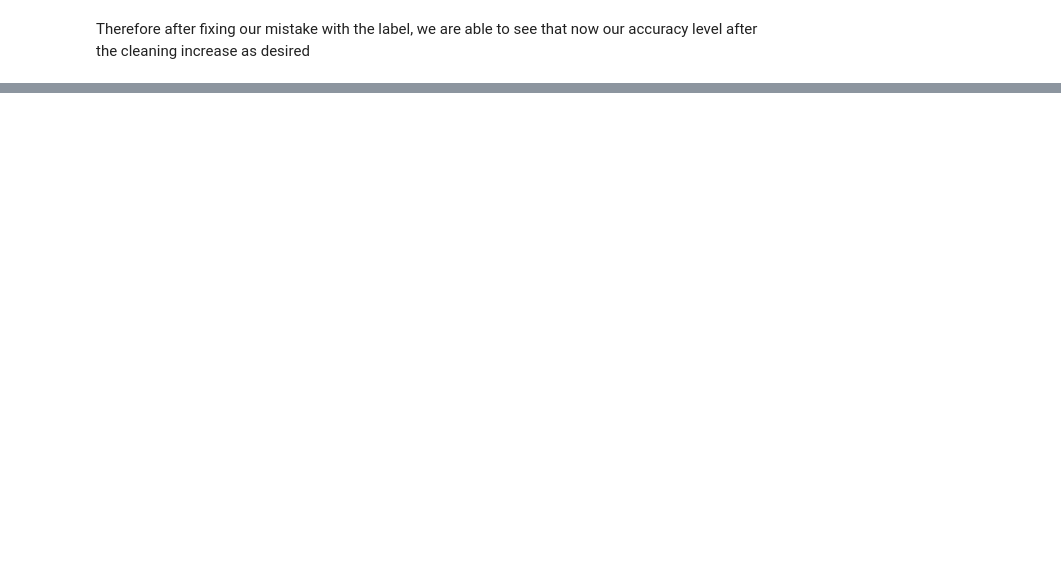
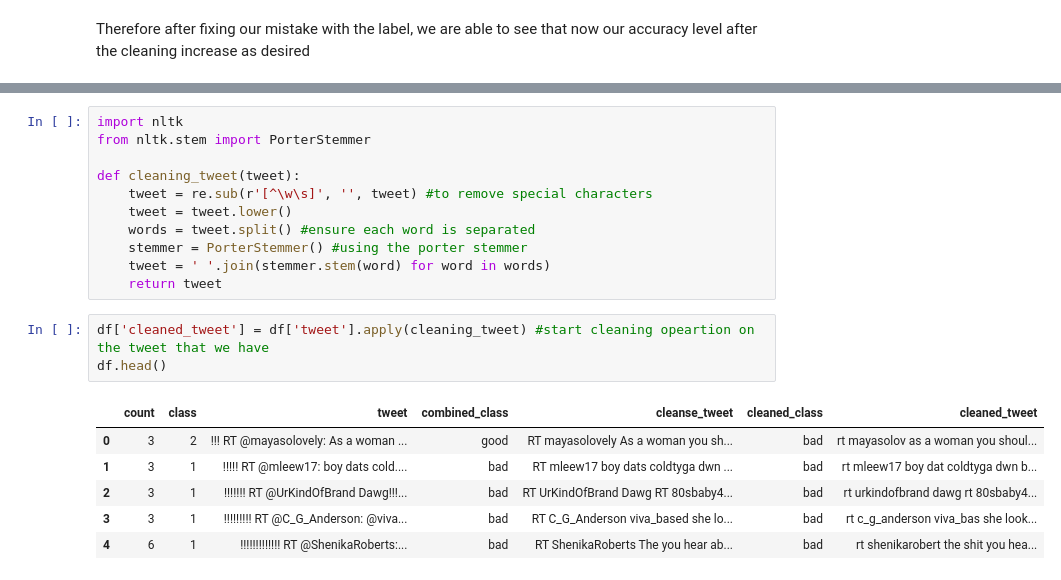
Before and after one commit to RajVarunn/nlp_sentimentanalysis, a Jupyter notebook: sr.ipynb, the cells around one changed output, grey strips where cells are left out. Drawn from its saved outputs; the diff is of its cells as text; blank space fills up the shorter version.

```diff
--- a/sr.ipynb
+++ b/sr.ipynb
@@ -442,0 +445,21 @@ Therefore after fixing our mistake with the label, we are able to see that now o
+# %%
+import nltk
+from nltk.stem import PorterStemmer
+
+def cleaning_tweet(tweet):
+    tweet = re.sub(r'[^\w\s]', '', tweet) #to remove special characters
+    tweet = tweet.lower()
+    words = tweet.split() #ensure each word is separated
+    stemmer = PorterStemmer() #using the porter stemmer
+    tweet = ' '.join(stemmer.stem(word) for word in words)
+    return tweet
+# %%
+df['cleaned_tweet'] = df['tweet'].apply(cleaning_tweet) #start cleaning opeartion on the tweet that we have
+df.head()
+# %% [output]
+|  | count | class | tweet | combined_class | cleanse_tweet | cleaned_class | cleaned_tweet |
+| 0 | 3 | 2 | !!! RT @mayasolovely: As a woman ... | good | RT mayasolovely As a woman you sh... | bad | rt mayasolov as a woman you shoul... |
+| 1 | 3 | 1 | !!!!! RT @mleew17: boy dats cold.... | bad | RT mleew17 boy dats coldtyga dwn ... | bad | rt mleew17 boy dat coldtyga dwn b... |
+| 2 | 3 | 1 | !!!!!!! RT @UrKindOfBrand Dawg!!!... | bad | RT UrKindOfBrand Dawg RT 80sbaby4... | bad | rt urkindofbrand dawg rt 80sbaby4... |
+| 3 | 3 | 1 | !!!!!!!!! RT @C_G_Anderson: @viva... | bad | RT C_G_Anderson viva_based she lo... | bad | rt c_g_anderson viva_bas she look... |
+| 4 | 6 | 1 | !!!!!!!!!!!!! RT @ShenikaRoberts:... | bad | RT ShenikaRoberts The you hear ab... | bad | rt shenikarobert the shit you hea... |
```
Also changed, not shown: parts of 12 cells of this notebook, 1 other file.
